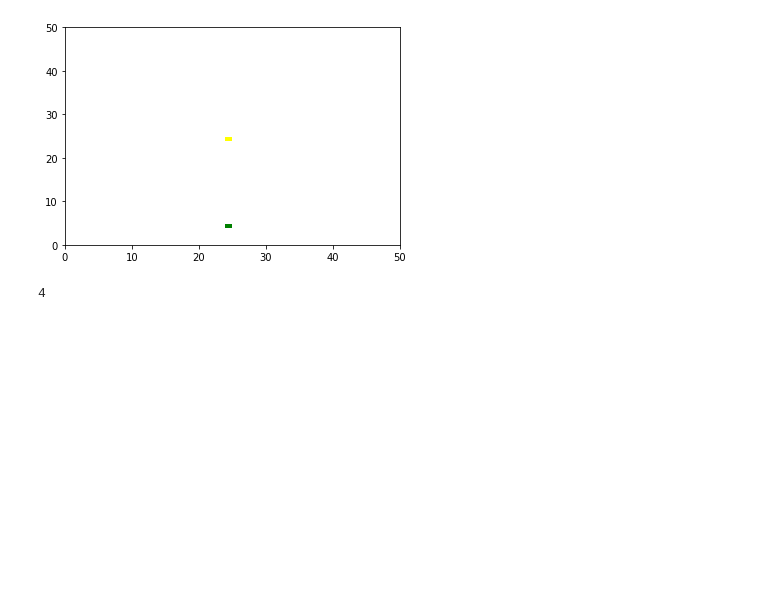
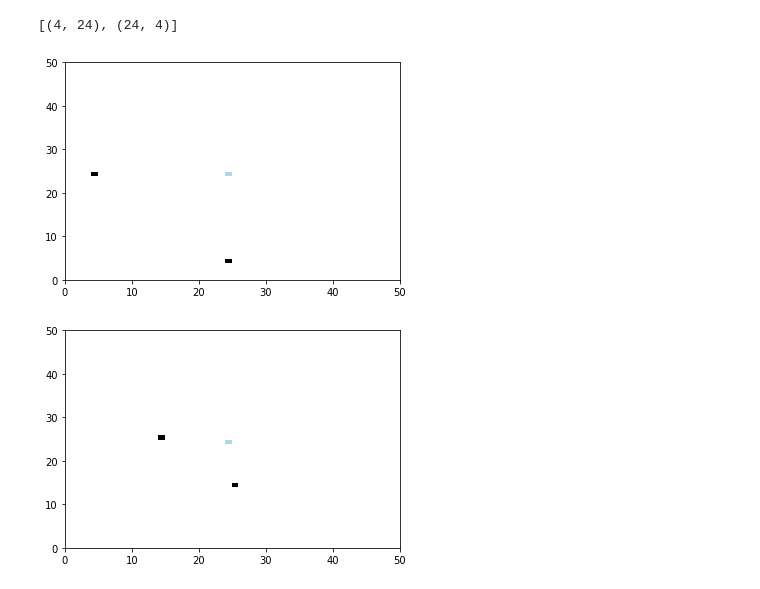
Before and after one commit to evtodorov/MLCMS, a Jupyter notebook: Exercise_1/Testing/Graphics_test.ipynb, the cells around one changed output. Drawn from its saved outputs; the diff is of its cells as text; code cells hidden in the pictures; blank space fills up the shorter version.

Commit message:
Grid update

```diff
--- a/Exercise_1/Testing/Graphics_test.ipynb
+++ b/Exercise_1/Testing/Graphics_test.ipynb
@@ -23,11 +6,0 @@ print(H)
-# %%
-height, width = np.shape(H)
-
-colormap = colors.ListedColormap(['white', 'green', 'yellow'])
-#plt.pcolor(H,cmap=colormap, edgecolors='k', linewidths=1)
-plt.pcolor(H,cmap=colormap)
-plt.yticks(size = height, fontsize = 'medium')
-plt.xticks(size = width, fontsize = 'medium')
-plt.show()
-# %% [output]
-[figure, removed]
@@ -36,4 +6,0 @@ x,y = np.shape(H)
-# %%
-x
-# %% [output]
-4
@@ -39,0 +60,15 @@ x
+# %%
+pedestrian = [(4, 24), (24, 4)]
+target = [(24,24)]
+grid = PedestrianGrid(50, 50, pedestrian, target)
+# %%
+print(grid.pedestrians)
+# %% [output]
+[(4, 24), (24, 4)]
+# %%
+grid.plot_grid()
+grid.move_pedestrians([(10,1), (1,10)])
+grid.plot_grid()
+# %% [output]
+[figure, added]
+[figure, added]
```
Also changed, not shown: parts of 5 cells of this notebook.
